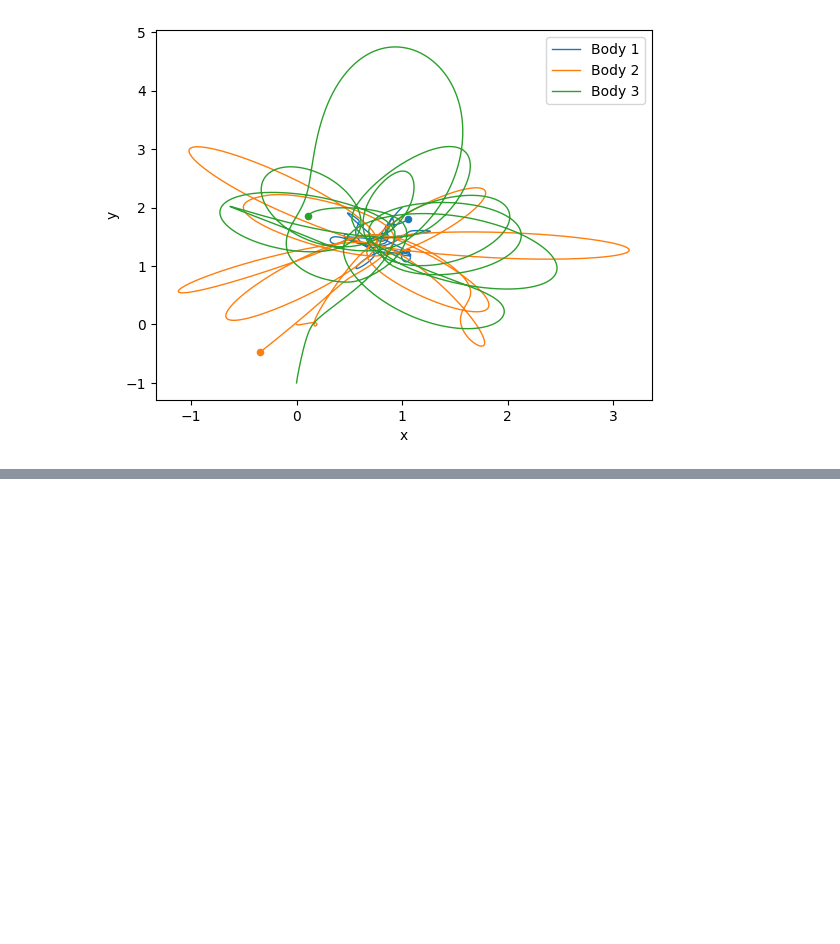
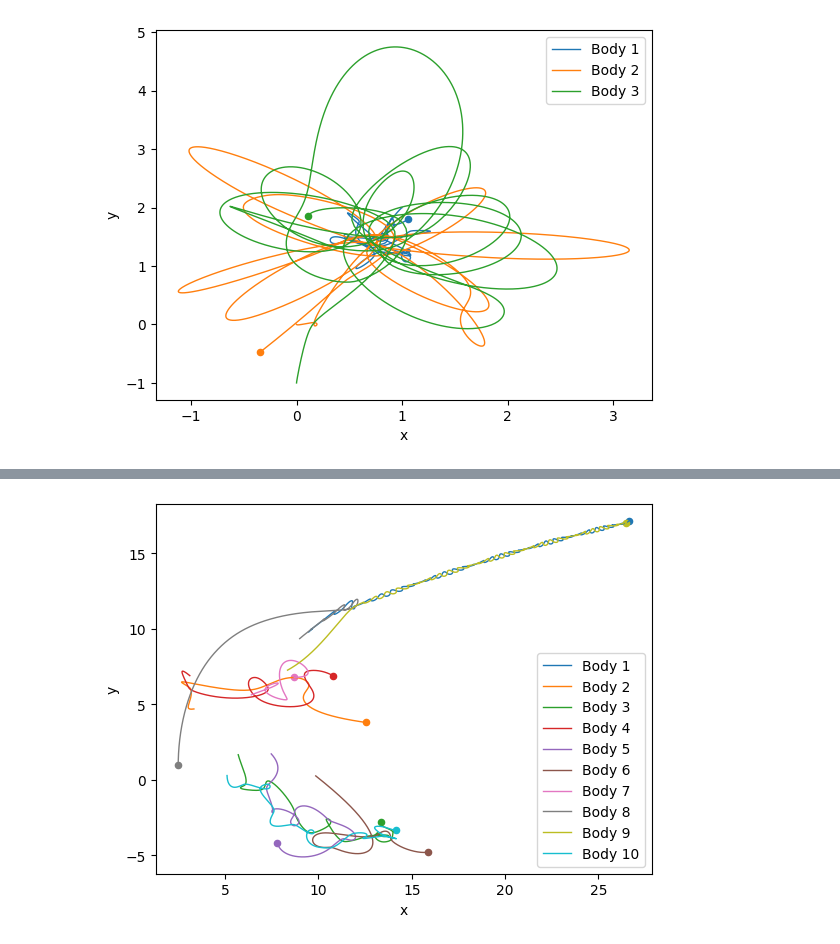
Before and after one commit to ImperialCollegeLondon/ReCoDE-Hamiltonian-Systems-Jax, a Jupyter notebook: docs/05-N-body-example.ipynb, the cells around one changed output, grey strips where cells are left out. Drawn from its saved outputs; the diff is of its cells as text; code cells hidden in the pictures; blank space fills up the shorter version.

```diff
--- a/docs/05-N-body-example.ipynb
+++ b/docs/05-N-body-example.ipynb
@@ -104,0 +111,27 @@ nbody.plot_trajectory(trajectory, t_span, ax)
+# %%
+import jax
+import jax.numpy as jnp
+import matplotlib.pyplot as plt
+
+from hdynamics.dynamics.nbody import Nbody
+
+# Select the number of bodies
+n_bodies = 10
+
+# Create an instance of the Nbody class with the specified number of bodies
+nbody = Nbody(dim=2, n_bodies=n_bodies)
+
+# Create some random initial conditions
+key = jax.random.PRNGKey(0)
+positions = jax.random.uniform(key, shape=(n_bodies * 2,), minval=0.0, maxval=10.0)
+momenta = jax.random.uniform(key, shape=(n_bodies * 2,), minval=-1.0, maxval=1.0)
+initial_conditions = jnp.concatenate((positions, momenta))
+
+# Simulate the trajectory
+trajectory, t_span = nbody.generate_trajectory(initial_conditions, 0.01, 2000)
+
+# Plot the trajectory
+fig, ax = plt.subplots(1, 1)
+nbody.plot_trajectory(trajectory, t_span, ax)
+# %% [output]
+[figure, added]
```
Also changed, not shown: parts of 1 cell of this notebook.
